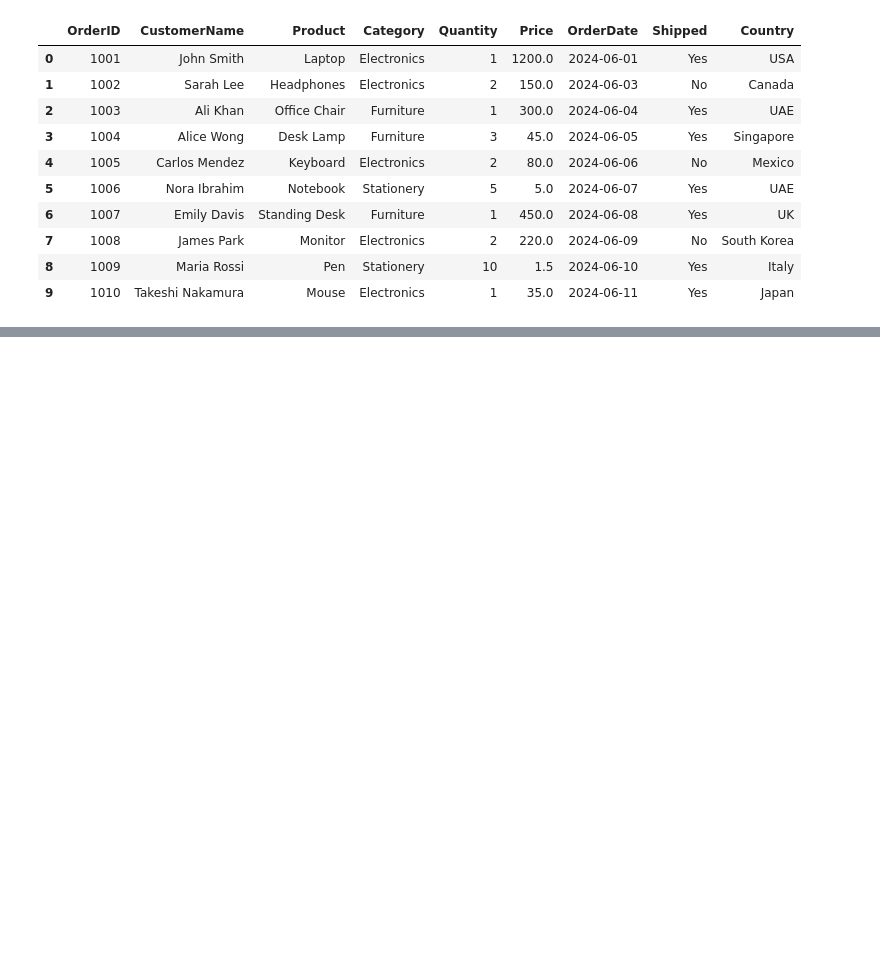
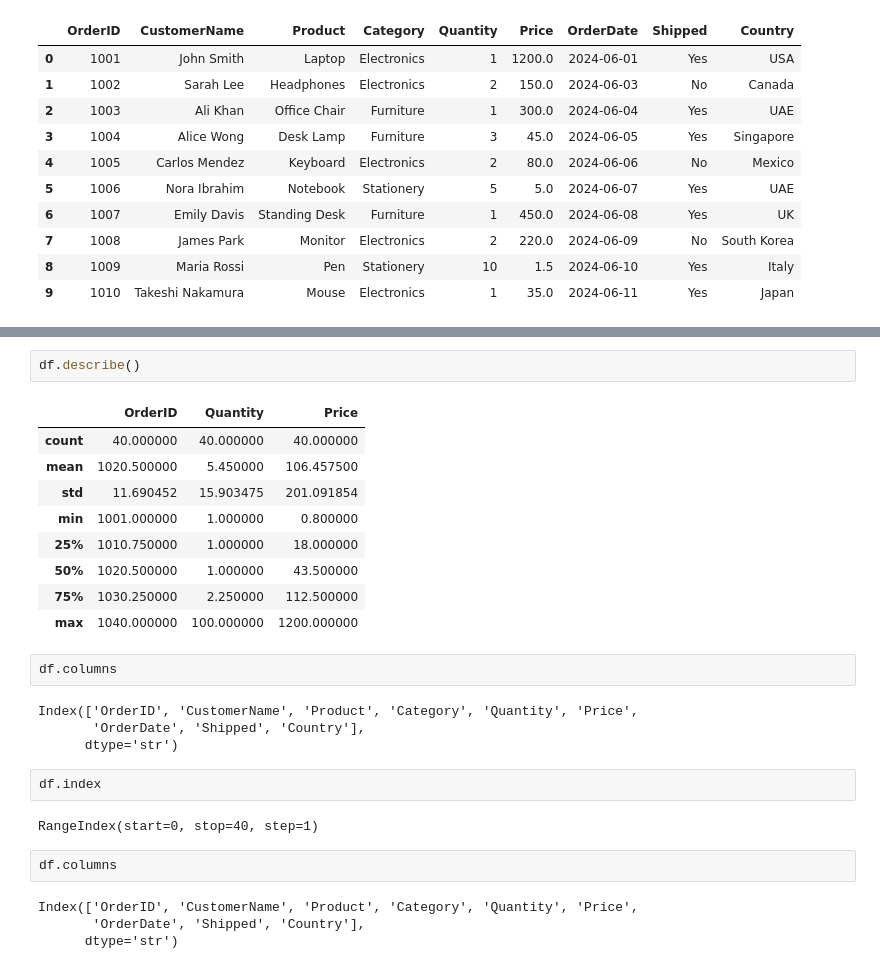
Before and after one commit to devbassey/Pandas-Tutorial, a Jupyter notebook: learning_pandas.ipynb, the cells around one changed output, grey strips where cells are left out. Cells and saved outputs as stored; diff of their text form; blank space fills up the shorter version.

```diff
--- a/learning_pandas.ipynb
+++ b/learning_pandas.ipynb
@@ -101,0 +121,28 @@ df.head(10)
+# %%
+df.describe()
+# %% [output]
+|  | OrderID | Quantity | Price |
+| count | 40.000000 | 40.000000 | 40.000000 |
+| mean | 1020.500000 | 5.450000 | 106.457500 |
+| std | 11.690452 | 15.903475 | 201.091854 |
+| min | 1001.000000 | 1.000000 | 0.800000 |
+| 25% | 1010.750000 | 1.000000 | 18.000000 |
+| 50% | 1020.500000 | 1.000000 | 43.500000 |
+| 75% | 1030.250000 | 2.250000 | 112.500000 |
+| max | 1040.000000 | 100.000000 | 1200.000000 |
+# %%
+df.columns
+# %% [output]
+Index(['OrderID', 'CustomerName', 'Product', 'Category', 'Quantity', 'Price',
+       'OrderDate', 'Shipped', 'Country'],
+      dtype='str')
+# %%
+df.index
+# %% [output]
+RangeIndex(start=0, stop=40, step=1)
+# %%
+df.columns
+# %% [output]
+Index(['OrderID', 'CustomerName', 'Product', 'Category', 'Quantity', 'Price',
+       'OrderDate', 'Shipped', 'Country'],
+      dtype='str')
```
Also changed, not shown: parts of 15 cells of this notebook.
